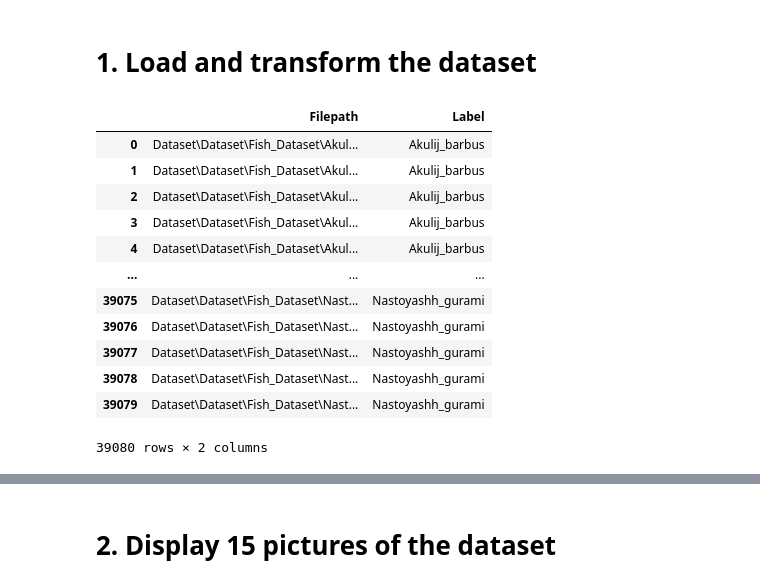
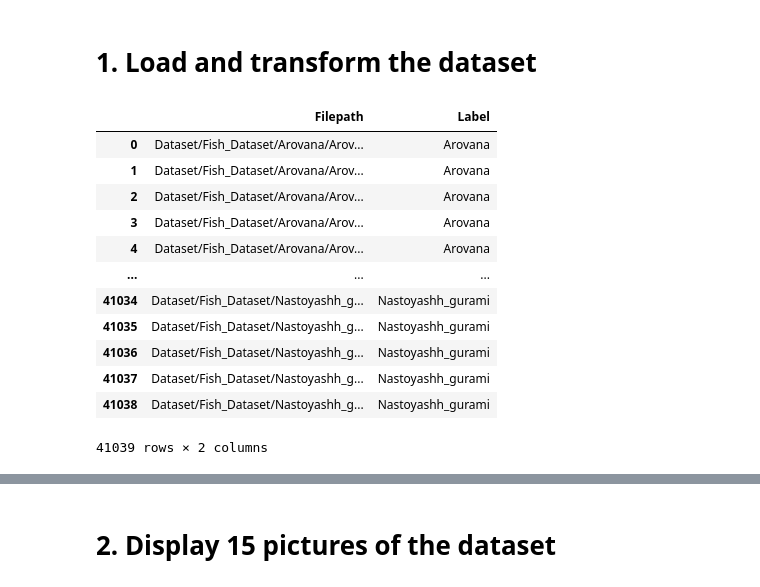
Before and after one commit to BeaverNotACat/FishHunt-Backend, a Jupyter notebook: create_model.ipynb, the cells around one changed output, grey strips where cells are left out. Cells and saved outputs as stored; diff of their text form; code cells hidden in the pictures.

```diff
--- a/create_model.ipynb
+++ b/create_model.ipynb
@@ -91,20 +91,20 @@ def find_coefs(original_coords, warped_coords):
         res = np.dot(np.linalg.inv(A.T * A) * A.T, B)
         return np.array(res).reshape(8)
 
-for directory in os.listdir('Dataset/Dataset/Fish_Dataset'):
-    for file in ('1','2','3','4', '5', '6', '7', '8', '9', '10'):
-        image_path = 'Dataset/Dataset/Fish_Dataset/' + str(directory) + '/' + str(directory) + '/'+ str(directory) + file
+for directory in os.listdir('Dataset/Fish_Dataset'):
+    for file in ('1','2','3','4', '5', '6', '7', '8', '9', '10', "11"):
+        image_path = 'Dataset/Fish_Dataset/' + str(directory) + '/' + str(directory) + '/'+ str(directory) + file
         print(image_path + '.jpg')
-        image = Image.open(image_path + '.jfif')
+        image = Image.open(image_path + '.jpg')
 
-        image = Image.open(image_path + '.jfif')
+        image = Image.open(image_path + '.jpg')
         for angle in range(360):
             rotated_image = image.rotate(angle)
-            rotated_image.save(f'{image_path}-{angle}.jfif')
-            ImageOps.mirror(rotated_image).save(f'{image_path}-{angle}-mirrored.jfif')
+            rotated_image.save(f'{image_path}-{angle}.jpg')
+            ImageOps.mirror(rotated_image).save(f'{image_path}-{angle}-mirrored.jpg')
 
         for r in range(20, 5):
-            image.filter(ImageFilter.GaussianBlur(radius=r)).save(f'{image_path}-{r}-blur.jfif')
+            image.filter(ImageFilter.GaussianBlur(radius=r)).save(f'{image_path}-{r}-blur.jpg')
 
         for d1 in range(-75, 76, 100):
             for d2 in range(-75, 76, 100):
@@ -117,5 +117,5 @@ for directory in os.listdir('Dataset/Dataset/Fish_Dataset'):
                                         img = image.transform((image.width, image.height), Image.PERSPECTIVE,
                                                               find_coefs([(0, 0), (256, 0), (256, 256), (0, 256)],
                                                                          [(d1, d2), (256 + d3, d4), (256 + d5, 256 + d6), (d7, 256 + d8)]))
-                                        img.save(f'{image_path}-{d1}{d2}{d3}{d4}{d5}{d6}{d7}{d8}-transform.jfif')
+                                        img.save(f'{image_path}-{d1}{d2}{d3}{d4}{d5}{d6}{d7}{d8}-transform.jpg')
 # %% [output]
@@ -150,33 +199,33 @@ import matplotlib.cm as cm
 from sklearn.model_selection import train_test_split
 import tensorflow as tf
 # %%
-image_dir = Path('Dataset/Dataset/')
+image_dir = Path('Dataset/')
 
 # Get filepaths and labels
-filepaths = list(image_dir.glob(r'**/*.jfif'))
+filepaths = list(image_dir.glob(r'**/*.jpg'))
 labels = list(map(lambda x: os.path.split(os.path.split(x)[0])[1], filepaths))
 
 filepaths = pd.Series(filepaths, name='Filepath').astype(str)
 labels = pd.Series(labels, name='Label')
 
 # Concatenate filepaths and labels
 image_df = pd.concat([filepaths, labels], axis=1)
 
 image_df
 # %% [output]
 |  | Filepath | Label |
-| 0 | Dataset\Dataset\Fish_Dataset\Akul... | Akulij_barbus |
-| 1 | Dataset\Dataset\Fish_Dataset\Akul... | Akulij_barbus |
-| 2 | Dataset\Dataset\Fish_Dataset\Akul... | Akulij_barbus |
-| 3 | Dataset\Dataset\Fish_Dataset\Akul... | Akulij_barbus |
-| 4 | Dataset\Dataset\Fish_Dataset\Akul... | Akulij_barbus |
+| 0 | Dataset/Fish_Dataset/Arovana/Arov... | Arovana |
+| 1 | Dataset/Fish_Dataset/Arovana/Arov... | Arovana |
+| 2 | Dataset/Fish_Dataset/Arovana/Arov... | Arovana |
+| 3 | Dataset/Fish_Dataset/Arovana/Arov... | Arovana |
+| 4 | Dataset/Fish_Dataset/Arovana/Arov... | Arovana |
 | ... | ... | ... |
-| 39075 | Dataset\Dataset\Fish_Dataset\Nast... | Nastoyashh_gurami |
-| 39076 | Dataset\Dataset\Fish_Dataset\Nast... | Nastoyashh_gurami |
-| 39077 | Dataset\Dataset\Fish_Dataset\Nast... | Nastoyashh_gurami |
-| 39078 | Dataset\Dataset\Fish_Dataset\Nast... | Nastoyashh_gurami |
-| 39079 | Dataset\Dataset\Fish_Dataset\Nast... | Nastoyashh_gurami |
+| 41034 | Dataset/Fish_Dataset/Nastoyashh_g... | Nastoyashh_gurami |
+| 41035 | Dataset/Fish_Dataset/Nastoyashh_g... | Nastoyashh_gurami |
+| 41036 | Dataset/Fish_Dataset/Nastoyashh_g... | Nastoyashh_gurami |
+| 41037 | Dataset/Fish_Dataset/Nastoyashh_g... | Nastoyashh_gurami |
+| 41038 | Dataset/Fish_Dataset/Nastoyashh_g... | Nastoyashh_gurami |
-39080 rows × 2 columns
+41039 rows × 2 columns
 # %%
 # Drop GT images
 image_df = image_df[image_df['Label'].apply(lambda x: x[-2:] != 'GT')]
```
Also changed, not shown: parts of 15 cells of this notebook, 14 other files.
